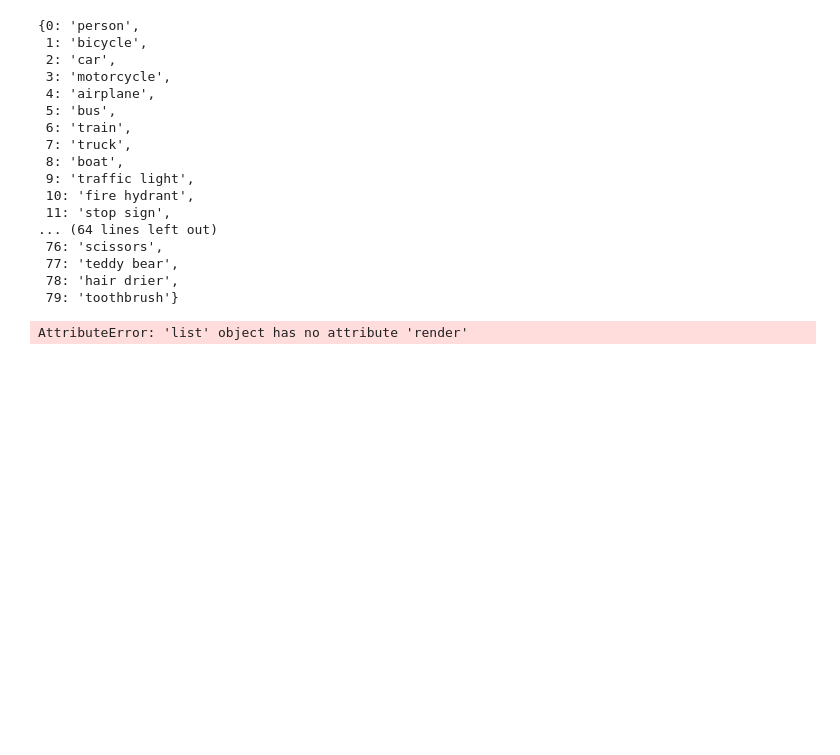
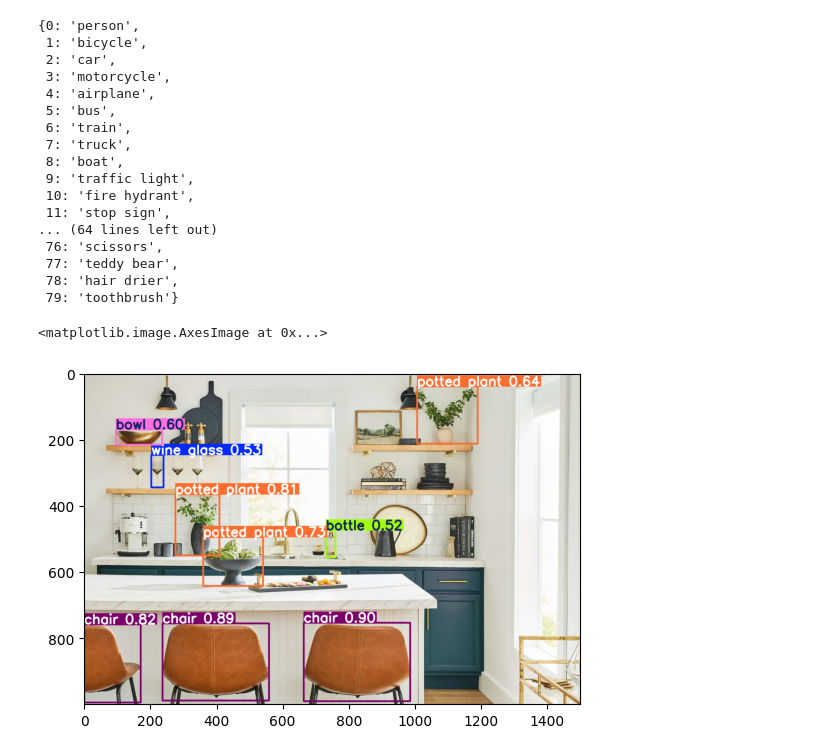
Before and after one commit to HromovAndrey/II_mood_5_part_4_practic, a Jupyter notebook: Практика_компютерний_зір.ipynb, the cells around one changed output. Drawn from its saved outputs; the diff is of its cells as text; code cells hidden in the pictures; blank space fills up the shorter version.

```diff
--- a/Практика_компютерний_зір.ipynb
+++ b/Практика_компютерний_зір.ipynb
@@ -174,8 +169,3 @@ result.names
  77: 'teddy bear',
  78: 'hair drier',
  79: 'toothbrush'}
-# %%
-plt.imshow(results.render()[0])
-plt.show()
-# %% [output]
-AttributeError: 'list' object has no attribute 'render'
@@ -186,0 +172,8 @@ plt.show()
+# %%
+img_with_detection = result.plot(filename='result.png',
+                                 save=True)
+# %%
+plt.imshow(img_with_detection[:, :, ::-1])
+# %% [output]
+<matplotlib.image.AxesImage at 0x...>
+[figure, added]
```
Also changed, not shown: parts of 6 cells of this notebook.
